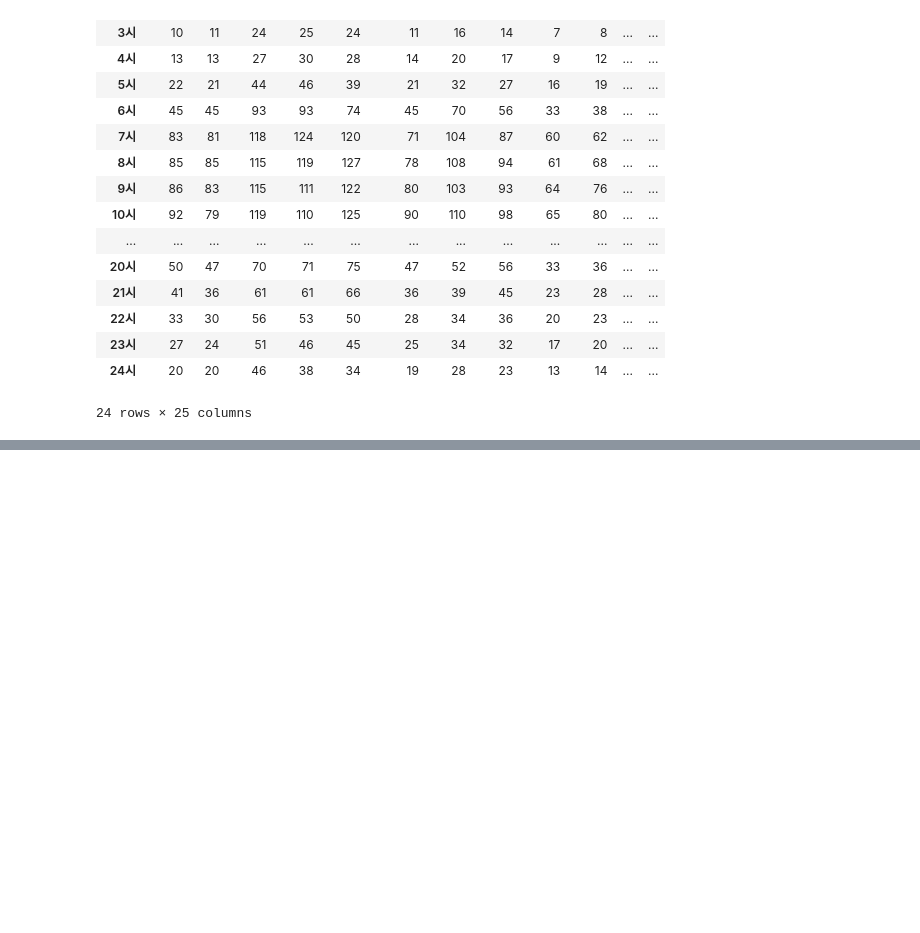
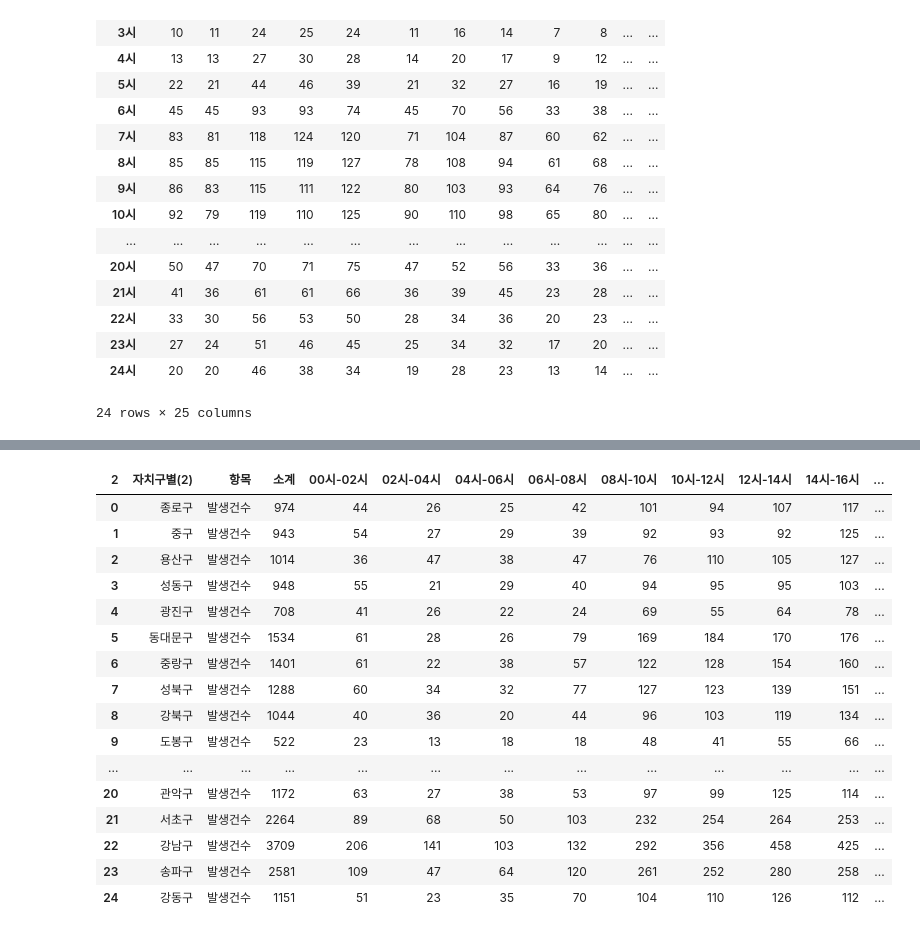
Before and after one commit to b00kkk/PythonProject2024-1, a Jupyter notebook: 교통량.ipynb, the cells around one changed output, grey strips where cells are left out. Drawn from its saved outputs; the diff is of its cells as text; code cells hidden in the pictures; blank space fills up the shorter version.

```diff
--- a/교통량.ipynb
+++ b/교통량.ipynb
@@ -742,0 +644,30 @@ plt.show()
+# %%
+accident=pd.read_excel('시간대별+교통사고+현황_20240606165415.xlsx',header=None)
+accident.drop(0,inplace=True)
+accident.drop(1,inplace=True)
+accident.columns=accident.loc[2]
+accident.reset_index(drop=True,inplace=True)
+accident_1=accident[accident['항목']=='발생건수']
+accident_1=accident_1.iloc[:,1:]
+accident_1.reset_index(drop=True,inplace=True)
+accident_1.drop(0,inplace=True)
+accident_1.reset_index(drop=True,inplace=True)
+accident_1
+# %% [output]
+| 2 | 자치구별(2) | 항목 | 소계 | 00시-02시 | 02시-04시 | 04시-06시 | 06시-08시 | 08시-10시 | 10시-12시 | 12시-14시 | 14시-16시 | ... |
+| 0 | 종로구 | 발생건수 | 974 | 44 | 26 | 25 | 42 | 101 | 94 | 107 | 117 | ... |
+| 1 | 중구 | 발생건수 | 943 | 54 | 27 | 29 | 39 | 92 | 93 | 92 | 125 | ... |
+| 2 | 용산구 | 발생건수 | 1014 | 36 | 47 | 38 | 47 | 76 | 110 | 105 | 127 | ... |
+| 3 | 성동구 | 발생건수 | 948 | 55 | 21 | 29 | 40 | 94 | 95 | 95 | 103 | ... |
+| 4 | 광진구 | 발생건수 | 708 | 41 | 26 | 22 | 24 | 69 | 55 | 64 | 78 | ... |
+| 5 | 동대문구 | 발생건수 | 1534 | 61 | 28 | 26 | 79 | 169 | 184 | 170 | 176 | ... |
+| 6 | 중랑구 | 발생건수 | 1401 | 61 | 22 | 38 | 57 | 122 | 128 | 154 | 160 | ... |
+| 7 | 성북구 | 발생건수 | 1288 | 60 | 34 | 32 | 77 | 127 | 123 | 139 | 151 | ... |
+| 8 | 강북구 | 발생건수 | 1044 | 40 | 36 | 20 | 44 | 96 | 103 | 119 | 134 | ... |
+| 9 | 도봉구 | 발생건수 | 522 | 23 | 13 | 18 | 18 | 48 | 41 | 55 | 66 | ... |
+| ... | ... | ... | ... | ... | ... | ... | ... | ... | ... | ... | ... | ... |
+| 20 | 관악구 | 발생건수 | 1172 | 63 | 27 | 38 | 53 | 97 | 99 | 125 | 114 | ... |
+| 21 | 서초구 | 발생건수 | 2264 | 89 | 68 | 50 | 103 | 232 | 254 | 264 | 253 | ... |
+| 22 | 강남구 | 발생건수 | 3709 | 206 | 141 | 103 | 132 | 292 | 356 | 458 | 425 | ... |
+| 23 | 송파구 | 발생건수 | 2581 | 109 | 47 | 64 | 120 | 261 | 252 | 280 | 258 | ... |
+| 24 | 강동구 | 발생건수 | 1151 | 51 | 23 | 35 | 70 | 104 | 110 | 126 | 112 | ... |
```
Also changed, not shown: parts of 14 cells of this notebook.
